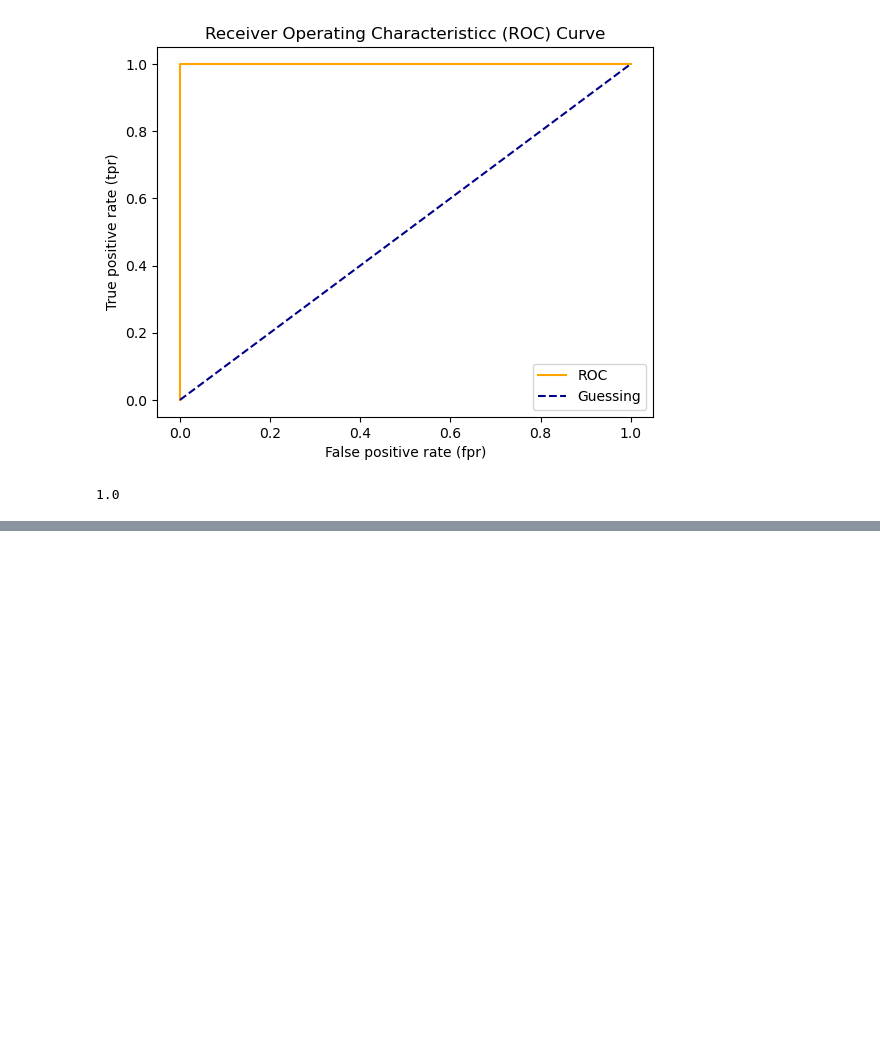
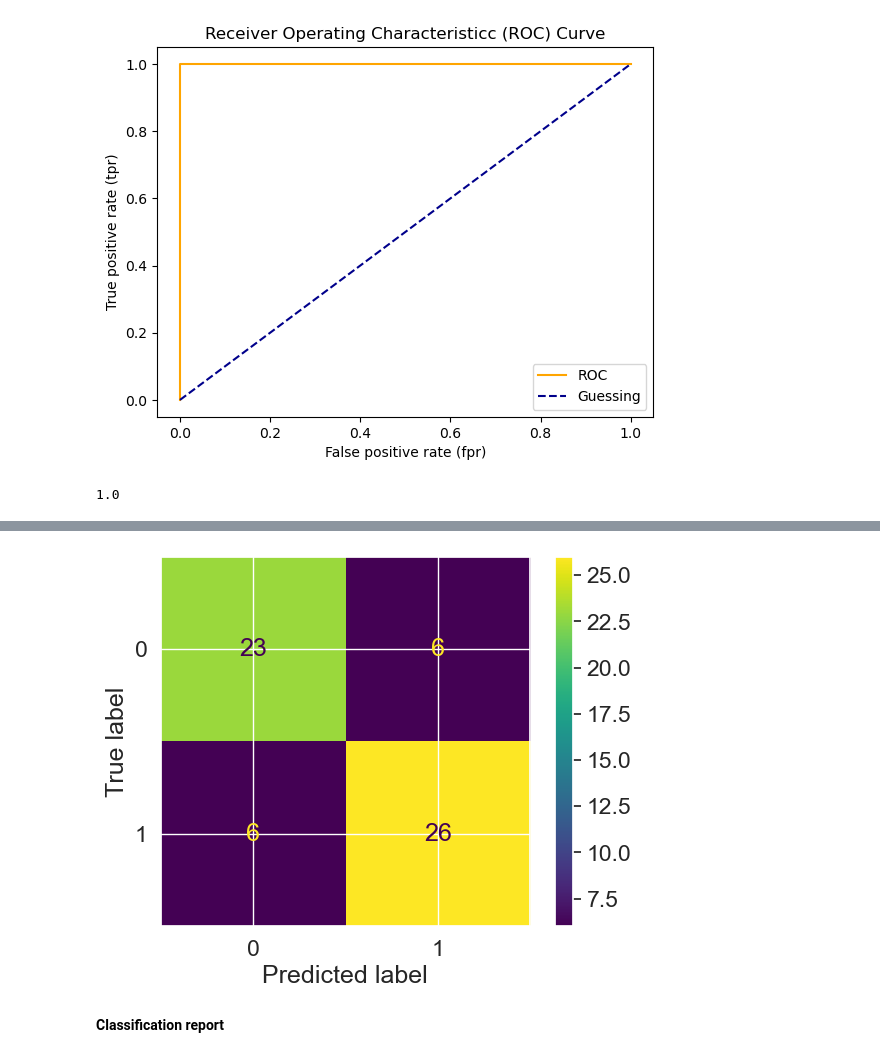
Before and after one commit to TheArcus02/ML-Course, a Jupyter notebook: sample_project_1/scikit-learn-introduction.ipynb, the cells around one changed output, grey strips where cells are left out. Saved outputs shown, nothing was run; the diff lists cells and outputs as text; code cells hidden in the pictures; blank space fills up the shorter version.

```diff
--- a/sample_project_1/scikit-learn-introduction.ipynb
+++ b/sample_project_1/scikit-learn-introduction.ipynb
@@ -1228,0 +1278,6 @@ roc_auc_score(y_test, y_test)
+# %%
+ConfusionMatrixDisplay.from_predictions(y_true=y_test, y_pred=y_preds);
+# %% [output]
+[figure, added]
+# %% [markdown]
+**Classification report**
```
Also changed, not shown: parts of 50 cells of this notebook.
